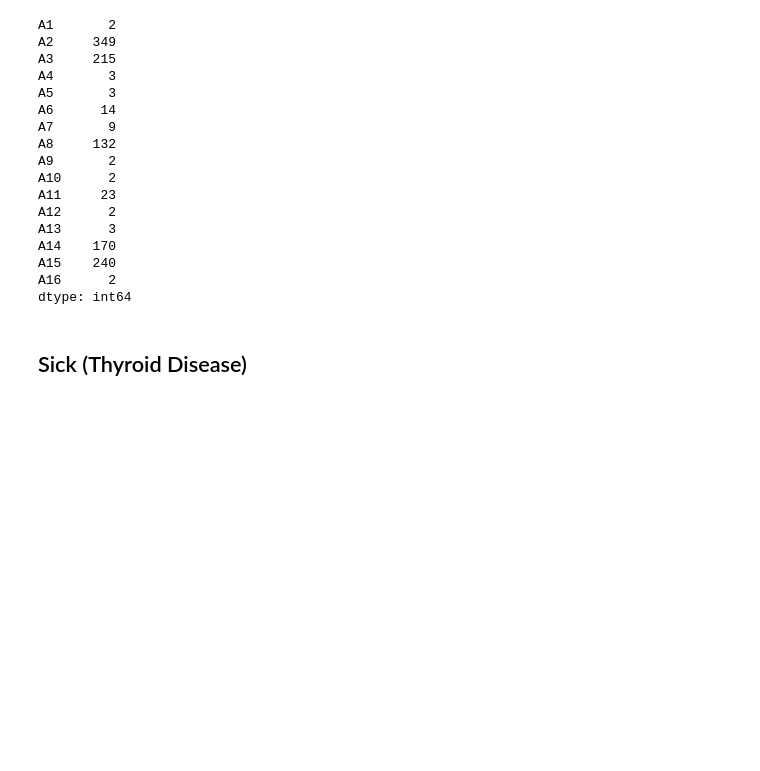
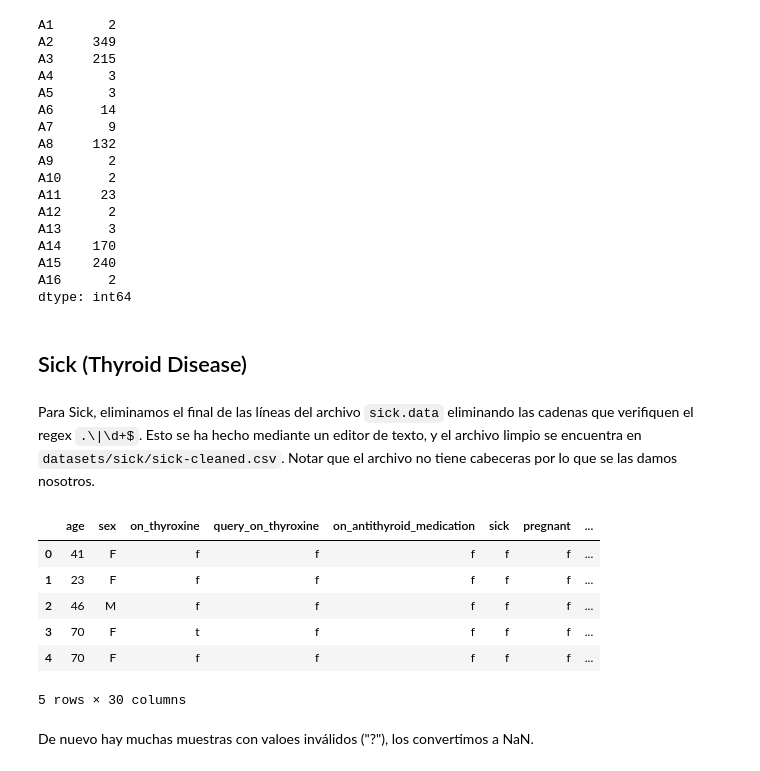
Before and after one commit to pablogormi/TFM, a Jupyter notebook: codigo/main.ipynb, the cells around one changed output. Saved outputs shown, nothing was run; the diff lists cells and outputs as text; code cells hidden in the pictures; blank space fills up the shorter version.

Commit message:
process sick dataset

```diff
--- a/codigo/main.ipynb
+++ b/codigo/main.ipynb
@@ -80,3 +80,51 @@ A16      2
 dtype: int64
 # %% [markdown]
 ## Sick (Thyroid Disease)
+# %% [markdown]
+Para Sick, eliminamos el final de las líneas del archivo `sick.data` eliminando las cadenas que verifiquen el regex `.\|\d+$`. Esto se ha hecho mediante un editor de texto, y el archivo limpio se encuentra en `datasets/sick/sick-cleaned.csv`. Notar que el archivo no tiene cabeceras por lo que se las damos nosotros.
+# %%
+df = pd.read_csv("datasets/sick/sick-cleaned.csv", header=None)
+
+# COlumnas extraídas de sick.names
+df.columns = ["age",
+              "sex",
+              "on_thyroxine",
+              "query_on_thyroxine",
+              "on_antithyroid_medication",
+              "sick",
+              "pregnant",
+              "thyroid_surgery",
+              "I131_treatment",
+              "query_hypothyroid",
+              "query_hyperthyroid",
+              "lithium",
+              "goitre",
+              "tumor",
+              "hypopituitary",
+              "psych",
+              "TSH_measured",
+              "TSH",
+              "T3_measured",
+              "T3",
+              "TT4_measured",
+              "TT4",
+              "T4U_measured",
+              "T4U",
+              "FTI_measured",
+              "FTI",
+              "TBG_measured",
+              "TBG",
+              "referral_source",
+              "label"]
+# %%
+df.head()
+# %% [output]
+|  | age | sex | on_thyroxine | query_on_thyroxine | on_antithyroid_medication | sick | pregnant | ... |
+| 0 | 41 | F | f | f | f | f | f | ... |
+| 1 | 23 | F | f | f | f | f | f | ... |
+| 2 | 46 | M | f | f | f | f | f | ... |
+| 3 | 70 | F | t | f | f | f | f | ... |
+| 4 | 70 | F | f | f | f | f | f | ... |
+5 rows × 30 columns
+# %% [markdown]
+De nuevo hay muchas muestras con valoes inválidos ("?"), los convertimos a NaN.
```
Also changed, not shown: parts of 12 cells of this notebook, 1 other file.
